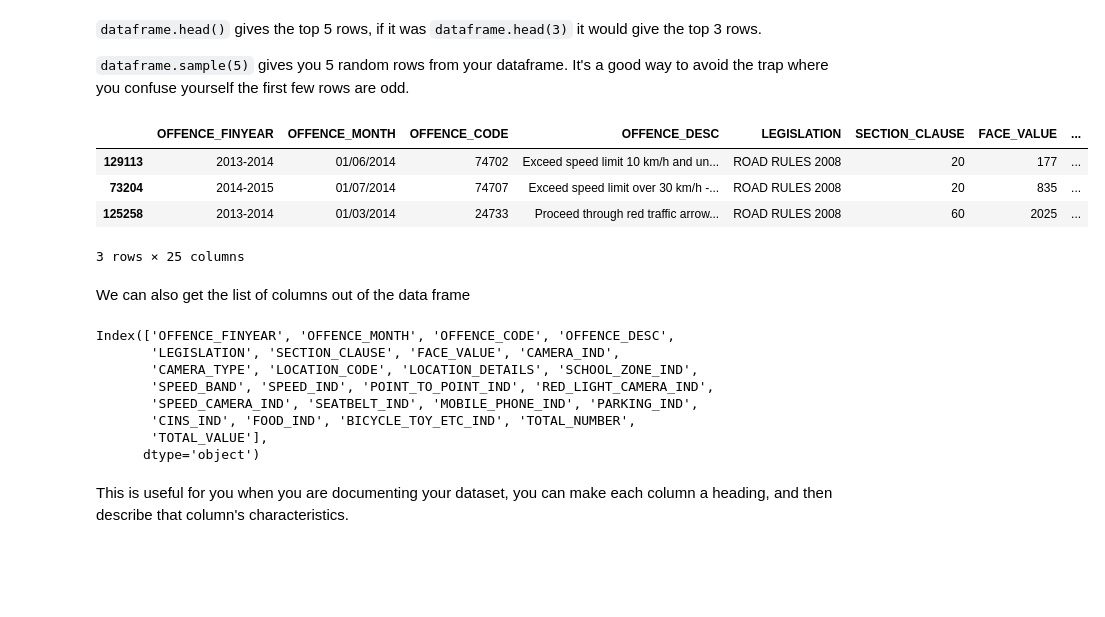
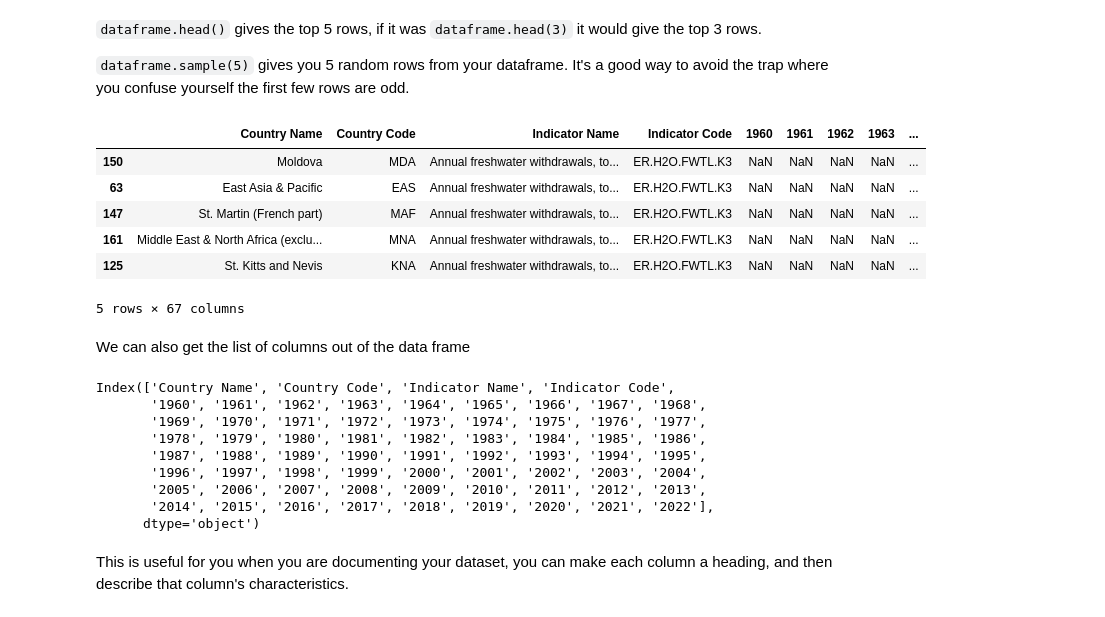
Before and after one commit to augmentedvision/Annual_Water_Depletion, a Jupyter notebook: data_introduction/basic_pandas.ipynb, the cells around one changed output. Cells and saved outputs as stored; diff of their text form; code cells hidden in the pictures; blank space fills up the shorter version.

```diff
--- a/data_introduction/basic_pandas.ipynb
+++ b/data_introduction/basic_pandas.ipynb
@@ -28,14 +28,14 @@ Let's check to see if we've already downloaded the data. It's a big file, so we
 
 Pandas is pretty smart, it can get data from the internet just as easily as from the file system, it just takes a bit longer.
 # %%
-if os.path.isfile("penalty_data_set_0.csv"):
-    filepath = "penalty_data_set_0.csv"
+if os.path.isfile("ANNUAL_WATER_DEPLETION_ver1.xls"):
+    filepath = "ANNUAL_WATER_DEPLETION_ver1.xls"
     print("loading from file")
 else:
-    filepath = "http://www.osr.nsw.gov.au/sites/default/files/file_manager/penalty_data_set_0.csv"
+    filepath = "https://api.worldbank.org/v2/en/indicator/ER.H2O.FWTL.K3?downloadformat=excel"
     print("loading from the internet")
 
-penalty_data = pd.read_csv(filepath)
-print("done")
+water_depletion_data = pd.read_excel(filepath)
+print("OK")
 # %% [output]
 loading from file
@@ -55,25 +55,28 @@ penalty_data.head()
 
 `dataframe.sample(5)` gives you 5 random rows from your dataframe. It's a good way to avoid the trap where you confuse yourself the first few rows are odd.
 # %%
-penalty_data.sample(5)
+water_depletion_data.sample(5)
 # %% [output]
-|  | OFFENCE_FINYEAR | OFFENCE_MONTH | OFFENCE_CODE | OFFENCE_DESC | LEGISLATION | SECTION_CLAUSE | FACE_VALUE | ... |
-| 129113 | 2013-2014 | 01/06/2014 | 74702 | Exceed speed limit 10 km/h and un... | ROAD RULES 2008 | 20 | 177 | ... |
-| 73204 | 2014-2015 | 01/07/2014 | 74707 | Exceed speed limit over 30 km/h -... | ROAD RULES 2008 | 20 | 835 | ... |
-| 125258 | 2013-2014 | 01/03/2014 | 24733 | Proceed through red traffic arrow... | ROAD RULES 2008 | 60 | 2025 | ... |
+|  | Country Name | Country Code | Indicator Name | Indicator Code | 1960 | 1961 | 1962 | 1963 | ... |
+| 150 | Moldova | MDA | Annual freshwater withdrawals, to... | ER.H2O.FWTL.K3 | NaN | NaN | NaN | NaN | ... |
+| 63 | East Asia & Pacific | EAS | Annual freshwater withdrawals, to... | ER.H2O.FWTL.K3 | NaN | NaN | NaN | NaN | ... |
+| 147 | St. Martin (French part) | MAF | Annual freshwater withdrawals, to... | ER.H2O.FWTL.K3 | NaN | NaN | NaN | NaN | ... |
+| 161 | Middle East & North Africa (exclu... | MNA | Annual freshwater withdrawals, to... | ER.H2O.FWTL.K3 | NaN | NaN | NaN | NaN | ... |
+| 125 | St. Kitts and Nevis | KNA | Annual freshwater withdrawals, to... | ER.H2O.FWTL.K3 | NaN | NaN | NaN | NaN | ... |
-3 rows × 25 columns
+5 rows × 67 columns
 # %% [markdown]
 We can also get the list of columns out of the data frame
 # %%
-penalty_data.columns
+water_depletion_data.columns
 # %% [output]
-Index(['OFFENCE_FINYEAR', 'OFFENCE_MONTH', 'OFFENCE_CODE', 'OFFENCE_DESC',
-       'LEGISLATION', 'SECTION_CLAUSE', 'FACE_VALUE', 'CAMERA_IND',
-       'CAMERA_TYPE', 'LOCATION_CODE', 'LOCATION_DETAILS', 'SCHOOL_ZONE_IND',
-       'SPEED_BAND', 'SPEED_IND', 'POINT_TO_POINT_IND', 'RED_LIGHT_CAMERA_IND',
-       'SPEED_CAMERA_IND', 'SEATBELT_IND', 'MOBILE_PHONE_IND', 'PARKING_IND',
-       'CINS_IND', 'FOOD_IND', 'BICYCLE_TOY_ETC_IND', 'TOTAL_NUMBER',
-       'TOTAL_VALUE'],
+Index(['Country Name', 'Country Code', 'Indicator Name', 'Indicator Code',
+       '1960', '1961', '1962', '1963', '1964', '1965', '1966', '1967', '1968',
+       '1969', '1970', '1971', '1972', '1973', '1974', '1975', '1976', '1977',
+       '1978', '1979', '1980', '1981', '1982', '1983', '1984', '1985', '1986',
+       '1987', '1988', '1989', '1990', '1991', '1992', '1993', '1994', '1995',
+       '1996', '1997', '1998', '1999', '2000', '2001', '2002', '2003', '2004',
+       '2005', '2006', '2007', '2008', '2009', '2010', '2011', '2012', '2013',
+       '2014', '2015', '2016', '2017', '2018', '2019', '2020', '2021', '2022'],
       dtype='object')
 # %% [markdown]
 This is useful for you when you are documenting your dataset, you can make each column a heading, and then describe that column's characteristics.
```
Also changed, not shown: parts of 10 cells of this notebook, 21 other files.
